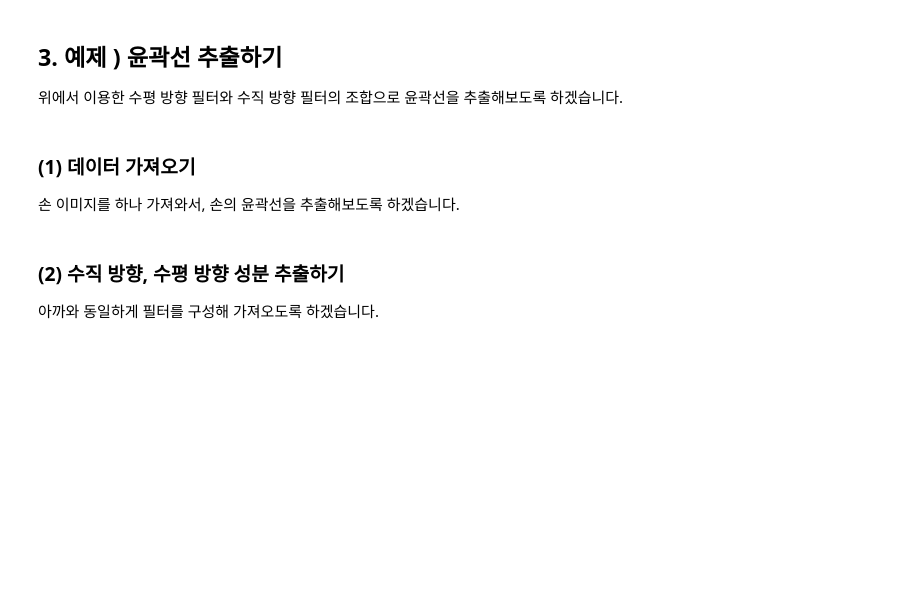
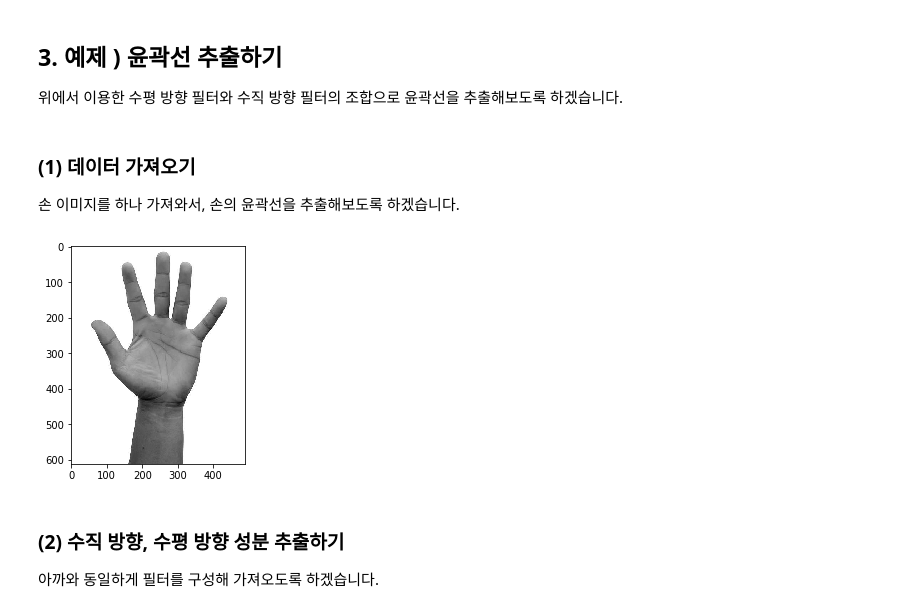
Before and after one commit to public-ai/kolon-lecture, a Jupyter notebook: lecture-codes/5_cnn_basis/2_합성곱_연산이란.ipynb, the cells around one changed output. Cells and saved outputs as stored; diff of their text form; code cells hidden in the pictures; blank space fills up the shorter version.

Commit message:
5_cnn_basis 내용 변경 (import cv2 문제 해결)

```diff
--- a/lecture-codes/5_cnn_basis/2_합성곱_연산이란.ipynb
+++ b/lecture-codes/5_cnn_basis/2_합성곱_연산이란.ipynb
@@ -170,14 +161,18 @@ plt.imshow(result, cmap='gray')
 
 손 이미지를 하나 가져와서, 손의 윤곽선을 추출해보도록 하겠습니다.<br>
 # %%
+from PIL import Image
+
 fpath = get_file('hands.jpg',
                  'https://s3.ap-northeast-2.amazonaws.com/pai-datasets/alai-deeplearning/hands.jpg' )
-
+hand_image = Image.open(fpath).convert('L')
+hand_image = np.array(hand_image)
 
 # open CV 을 이용해 image 을 load 합니다.
-hand_image = cv2.imread(fpath, cv2.IMREAD_GRAYSCALE)
 plt.imshow(hand_image,cmap='gray')
 plt.show()
+# %% [output]
+[figure, added]
 # %% [markdown]
 ### (2) 수직 방향, 수평 방향 성분 추출하기
 
```
Also changed, not shown: parts of 3 cells of this notebook, 1 other file.
